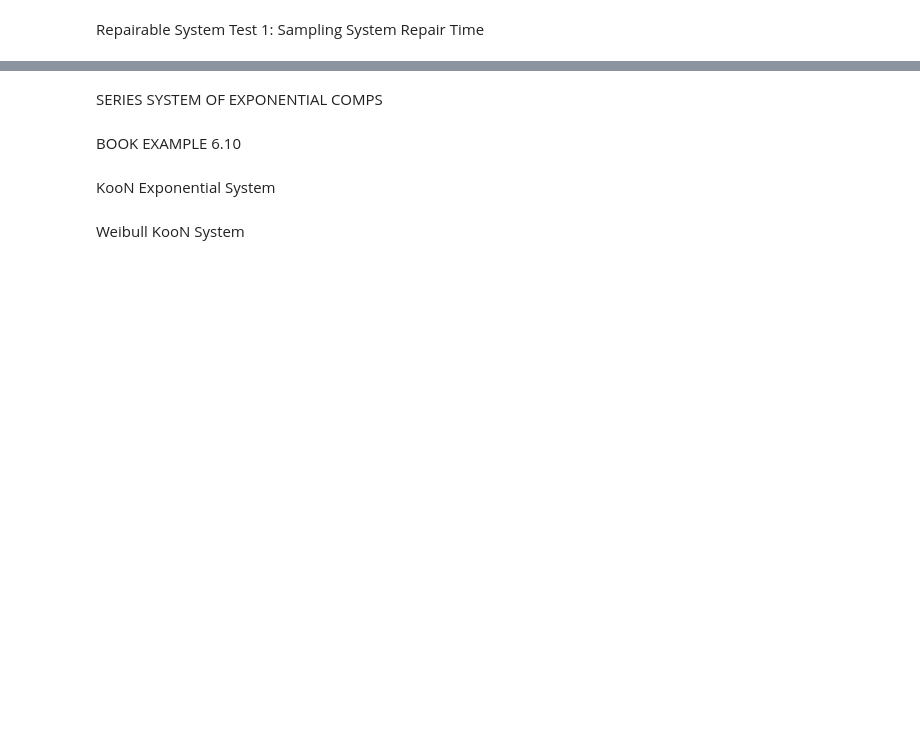
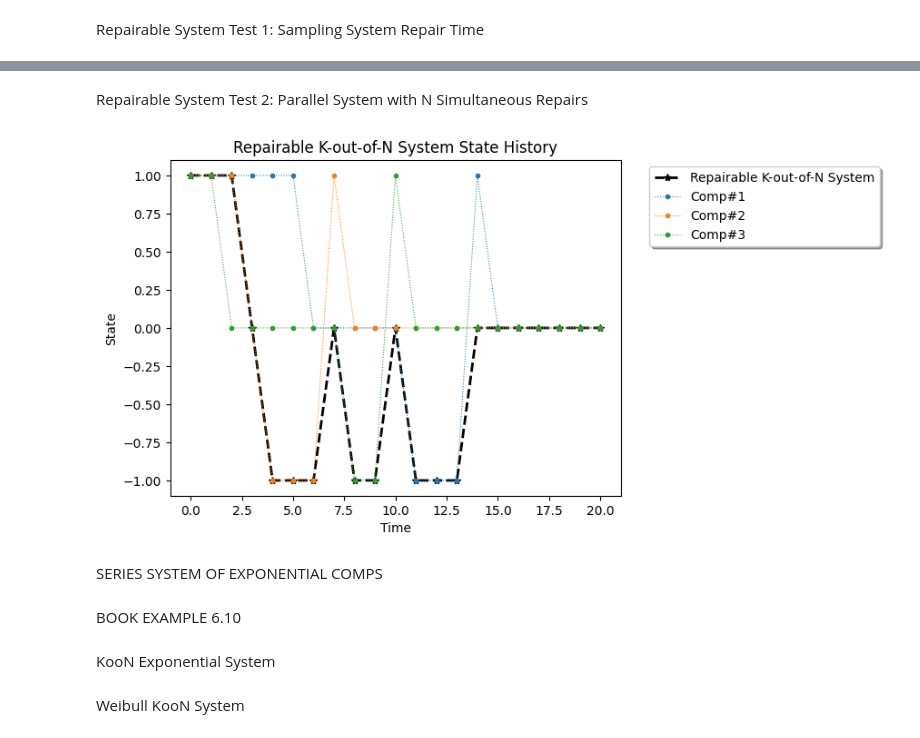
Before and after one commit to andreyaW/KISS2, a Jupyter notebook: object_testing_notebooks/system_test.ipynb, the cells around one changed output, grey strips where cells are left out. Saved outputs shown, nothing was run; the diff lists cells and outputs as text; code cells hidden in the pictures; blank space fills up the shorter version.

```diff
--- a/object_testing_notebooks/system_test.ipynb
+++ b/object_testing_notebooks/system_test.ipynb
@@ -59,3 +64,32 @@ system.components[1].plot_history()
+# %% [markdown]
+Repairable System Test 2: Parallel System with N Simultaneous Repairs
+# %%
+from system_objects.kooN_system import KOutOfNSystem
+from component_objects.component_weibull import WeibullComponent
+from utils.enums import RepairMode
+
+import matplotlib.pyplot as plt
+
+# initalize a parallel system
+num_comps = 3
+comps = [WeibullComponent(name= f"Comp#{i+1}", MTTF=2, MTTR=3, shape=1.5) for i in range(num_comps)]
+system = KOutOfNSystem("Repairable K-out-of-N System", components=comps, k=2)
+
+# simulate the system over time with repairs
+sim_duration = 10  # total time to simulate
+system.repair_mode = RepairMode.FUNCTIONAL  # set repair mode to functional
+system.max_simultaneous_repairs = 1  # only one repair at a time
+system.simulate(sim_duration, repairable=True)
+system.simulate(sim_duration, repairable=False)
+
+# plot the system history over time
+plt.figure()
+system.plot_history(plot_comps=True)
+
+# print the system history dataFrame to excel file
+system.all_histories.to_excel("repairable_parallel_system_history.xlsx")
+# %% [output]
+[figure, added]
 # %% [markdown]
 SERIES SYSTEM OF EXPONENTIAL COMPS
 # %%
```
Also changed, not shown: parts of 2 cells of this notebook, 12 other files.
